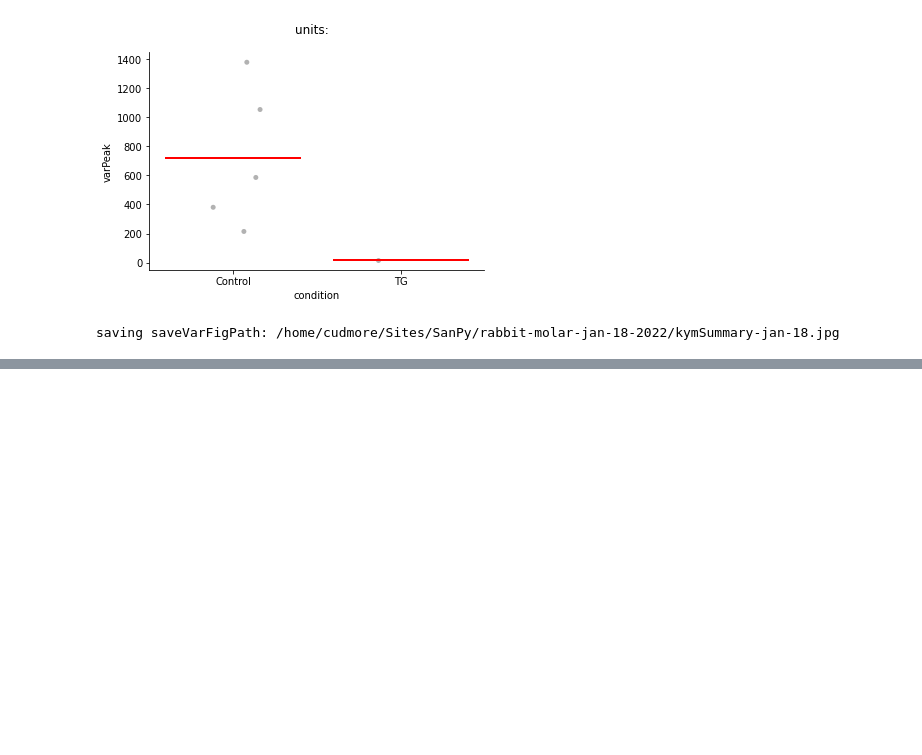
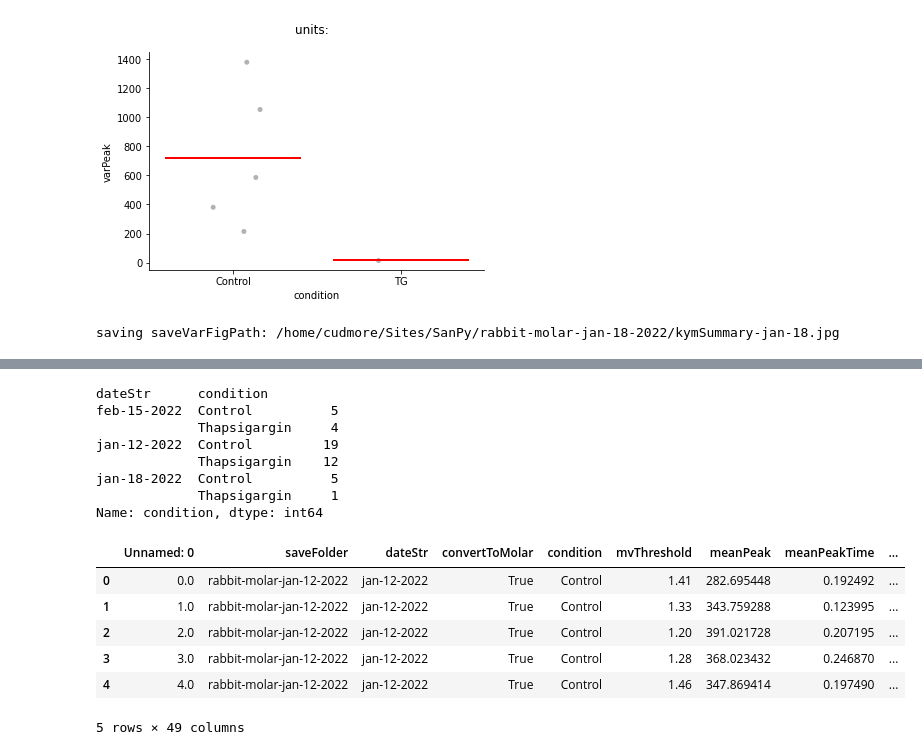
Before and after one commit to cudmore/SanPy, a Jupyter notebook: examples/kymographAnalysis.ipynb, the cells around one changed output, grey strips where cells are left out. Drawn from its saved outputs; the diff is of its cells as text; code cells hidden in the pictures; blank space fills up the shorter version.

```diff
--- a/examples/kymographAnalysis.ipynb
+++ b/examples/kymographAnalysis.ipynb
@@ -108,0 +115,32 @@ saving saveVarFigPath: /home/cudmore/Sites/SanPy/rabbit-molar-jan-18-2022/kymSum
+# %%
+'''
+summaryFilePath = '/home/cudmore/Sites/SanPy/rabbit-molar-jan-12-2022/kymSummary.csv'
+summaryFilePath = '/home/cudmore/Sites/SanPy/rabbit-molar-jan-18-2022/kymSummary.csv'
+summaryFilePath = '/home/cudmore/Sites/SanPy/rabbit-molar-feb-15-2022/kymSummary.csv'
+'''
+
+summaryFilePath = '/home/cudmore/Sites/SanPy/examples/kymAnalysis-20220220.csv'
+
+dfSummary = pd.read_csv(summaryFilePath)
+
+# we have a number of recording dates, each has a number of (control, TP) recordings
+dateStrGroup = dfSummary.groupby(['dateStr', 'condition'])['condition'].count()
+display(dateStrGroup)
+
+display(dfSummary.head())
+# %% [output]
+dateStr      condition
+feb-15-2022  Control          5
+             Thapsigargin     4
+jan-12-2022  Control         19
+             Thapsigargin    12
+jan-18-2022  Control          5
+             Thapsigargin     1
+Name: condition, dtype: int64
+|  | Unnamed: 0 | saveFolder | dateStr | convertToMolar | condition | mvThreshold | meanPeak | meanPeakTime | ... |
+| 0 | 0.0 | rabbit-molar-jan-12-2022 | jan-12-2022 | True | Control | 1.41 | 282.695448 | 0.192492 | ... |
+| 1 | 1.0 | rabbit-molar-jan-12-2022 | jan-12-2022 | True | Control | 1.33 | 343.759288 | 0.123995 | ... |
+| 2 | 2.0 | rabbit-molar-jan-12-2022 | jan-12-2022 | True | Control | 1.20 | 391.021728 | 0.207195 | ... |
+| 3 | 3.0 | rabbit-molar-jan-12-2022 | jan-12-2022 | True | Control | 1.28 | 368.023432 | 0.246870 | ... |
+| 4 | 4.0 | rabbit-molar-jan-12-2022 | jan-12-2022 | True | Control | 1.46 | 347.869414 | 0.197490 | ... |
+5 rows × 49 columns
```
Also changed, not shown: parts of 15 cells of this notebook, 18 other files.
